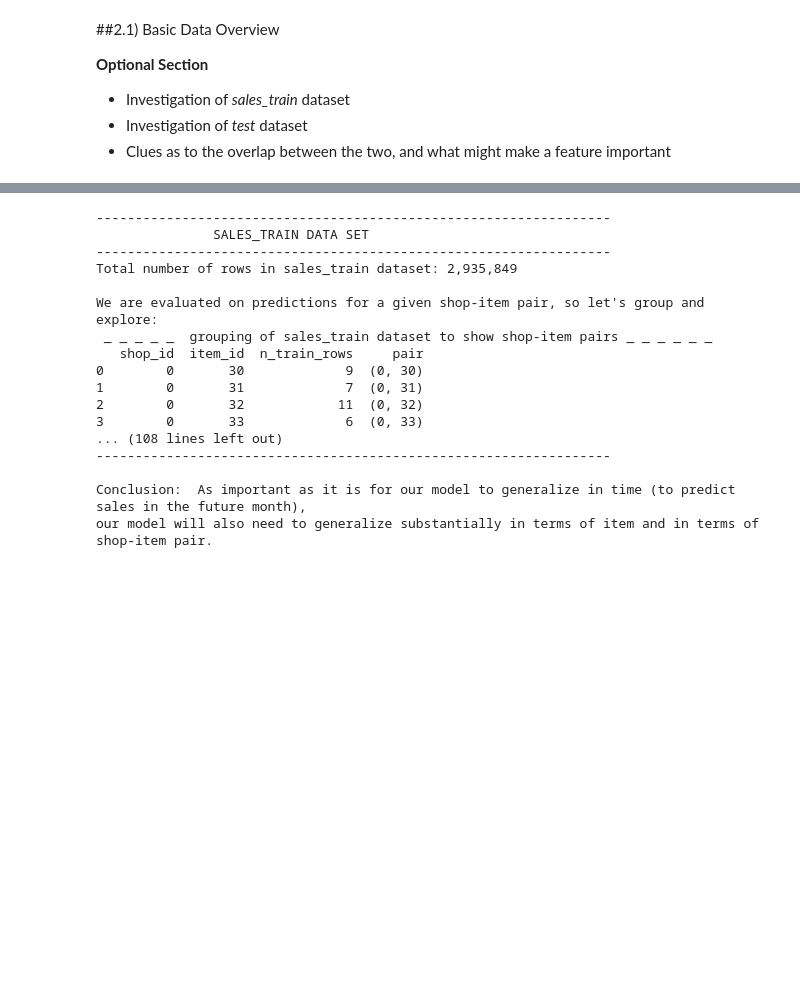
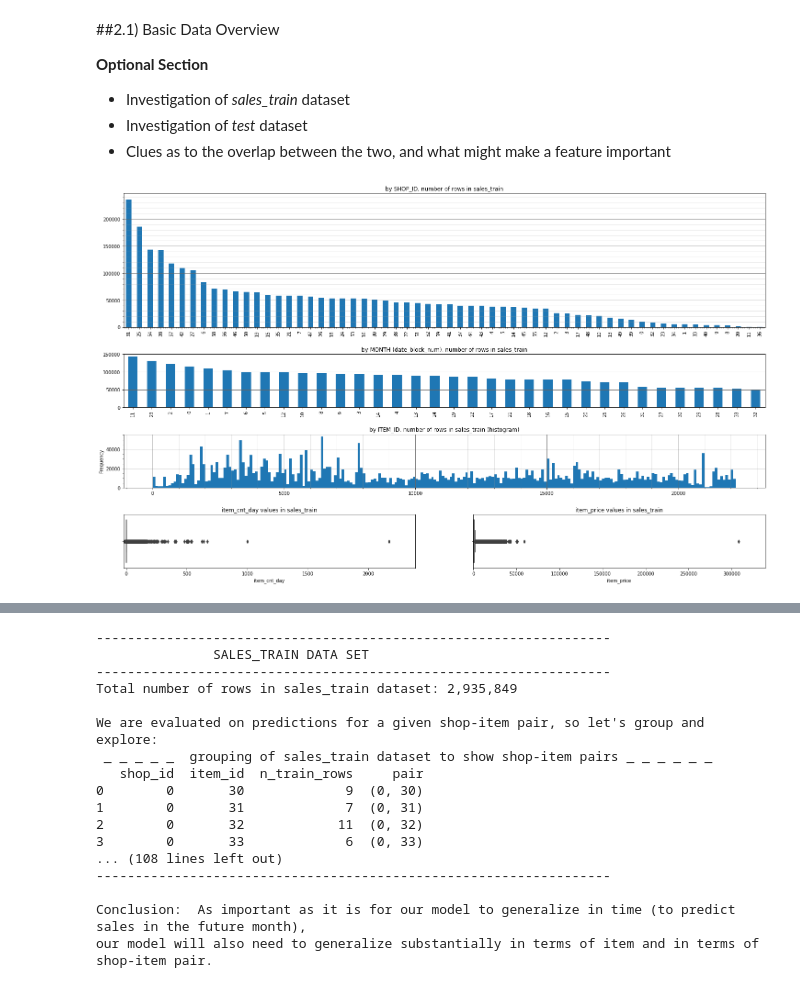
Before and after one commit to migai/Kag, a Jupyter notebook: ipynb_versions/MG_EDA_v2.9 cleaning data.ipynb, the cells around one changed output, grey strips where cells are left out. Cells and saved outputs as stored; diff of their text form; code cells hidden in the pictures; blank space fills up the shorter version.

Commit message:
v2.9 IPynb EDA outlier plots

```diff
--- a/ipynb_versions/MG_EDA_v2.9 cleaning data.ipynb
+++ b/ipynb_versions/MG_EDA_v2.9 cleaning data.ipynb
@@ -601,3 +598,51 @@ Data Frame: item_categories
 *  Investigation of *sales_train* dataset
 *  Investigation of *test* dataset
 *  Clues as to the overlap between the two, and what might make a feature important
+# %%
+# Rough examination of sales_train data -- Plot histograms of the features/values
+
+fig = plt.figure(figsize=(25,15))
+plt.subplots_adjust(hspace=.5)
+
+# amount of training data vs. shop_id
+plt.subplot2grid((5,2), (0,0), colspan = 2, rowspan = 2)
+sales_train['shop_id'].value_counts(normalize=False).plot(kind='bar')
+plt.title('by SHOP_ID, number of rows in sales_train')
+plt.grid(b=True, which='major', axis='y', color='#666666', linestyle='-')
+plt.minorticks_on()
+plt.grid(b=True, which='minor', axis='y', color='#999999', linestyle='-', alpha=0.3)
+
+# amount of training data vs. month
+plt.subplot2grid((5,2), (2,0), colspan = 2)
+sales_train['date_block_num'].value_counts(normalize=False).plot(kind='bar')
+plt.title('by MONTH (date_block_num), number of rows in sales_train')
+plt.grid(b=True, which='major', axis='y', color='#666666', linestyle='-')
+
+# amount of training data vs. item_id
+n_items = items.item_id.nunique()
+binwidth = 100
+plt.subplot2grid((5,2), (3,0), colspan = 2)
+sales_train['item_id'].plot(kind='hist', bins=np.arange(0, n_items+binwidth, binwidth))
+plt.title('by ITEM_ID, number of rows in sales_train (histogram)')
+plt.grid(b=True, which='major', color='#666666', linestyle='-')
+plt.minorticks_on()
+plt.grid(b=True, which='minor', axis='x', color='#999999', linestyle='-', alpha=0.3)
+#plt.grid(b=None, which='minor', axis='y')
+
+# item_cnt_day boxplot to look at outliers
+plt.subplot2grid((5,2), (4,0))
+plt.xlim(min(0,sales_train.item_cnt_day.min()*1.1), sales_train.item_cnt_day.max()*1.1)  # scale so we can see negative values
+#plt.xscale("log")
+plt.title('item_cnt_day values in sales_train')
+sns.boxplot(x = sales_train.item_cnt_day)
+
+# item prices boxplot to look at outliers
+plt.subplot2grid((5,2), (4,1))
+plt.xlim(min(0, sales_train.item_price.min()*1.1), sales_train.item_price.max()*1.1)  # scale so we can see negative values
+#plt.xscale("log")
+plt.title('item_price values in sales_train')
+sns.boxplot(x = sales_train.item_price)
+
+plt.show()
+# %% [output]
+[figure, added]
```
Also changed, not shown: parts of 8 cells of this notebook, 1 other file.
